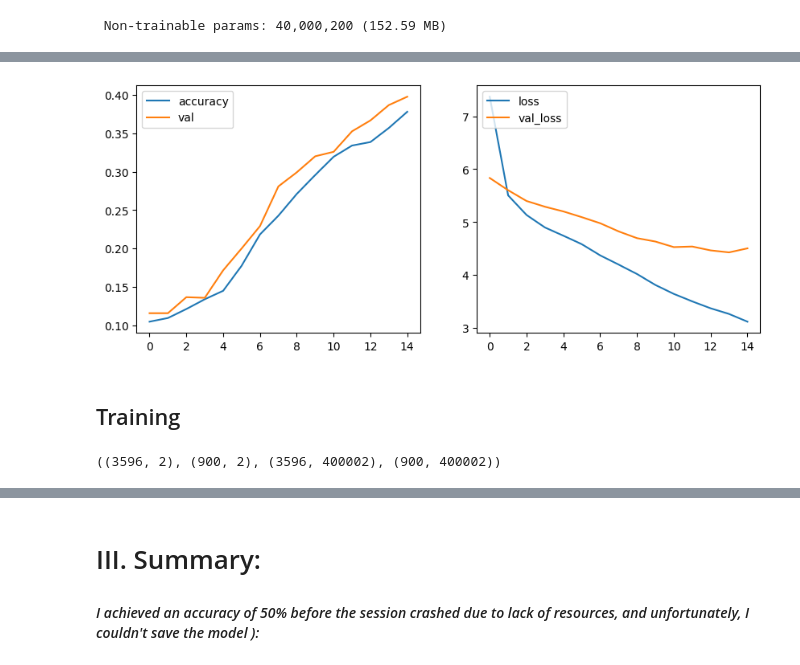
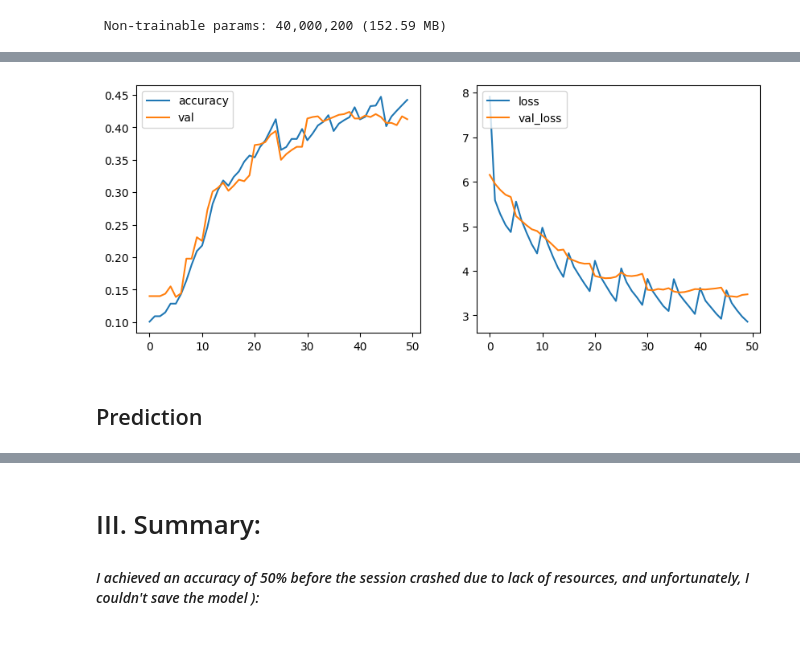
Before and after one commit to Ox03bb/Text_Generation, a Jupyter notebook: Text_Generation.ipynb, the cells around one changed output, grey strips where cells are left out. Cells and saved outputs as stored; diff of their text form; code cells hidden in the pictures.

```diff
--- a/Text_Generation.ipynb
+++ b/Text_Generation.ipynb
@@ -139,8 +139,8 @@ data_01.text[100]
 # %% [output]
 'Some schools offer distance schooling for students to be able to learn from home, and would they benefit from it. Should more schools do this where you live. Here are some advantages to schools that  ...
 # %%
-lb_0 = [data_01.text[x] for x in range(len(data_01.text)) if data_01.label[x] == 0]
-lb_1 = [data_01.text[x] for x in range(len(data_01.text)) if data_01.label[x] == 1]
+lb_0 = [data_02.text[x] for x in range(len(data_02.text)) if data_02.label[x] == 0]
+lb_1 = [data_02.text[x] for x in range(len(data_02.text)) if data_02.label[x] == 1]
 # %%
 max_txt = len((max(lb_0,key=lambda x : len(x.split()))).split())
 max_txt
@@ -357,3 +351,34 @@ Model: "sequential"
  Total params: 40,000,200 (152.59 MB)
  Trainable params: 0 (0.00 B)
  Non-trainable params: 40,000,200 (152.59 MB)
+# %%
+logs = [[],[],[],[]]
+# %%
+early_stopping_acc = EarlyStopping(monitor='val_accuracy',min_delta=0.0001, patience=1, restore_best_weights=True)
+early_stopping_loss = EarlyStopping(monitor='val_loss',min_delta=0.0001, patience=1, restore_best_weights=True)
+
+step = 4000
+i = 0
+j = i+step
+
+for x in range(5):
+
+    print(f"prosses data..{x}")
+    sampel = lb_0[i:j]
+    X_train ,X_test, y_train_categorical  , y_test_categorical = data_pross(sampel)
+    clear_output(wait=True)
+
+    print(f"i = {i},j = {j}\nfit_{x}")
+    history = model.fit(X_train,y_train_categorical,validation_data=(X_test, y_test_categorical),epochs=5)
+    clear_output(wait=True)
+
+    cnt = 0
+    for i in history.history:
+        for h in history.history[i]:
+            logs[cnt].append(h)
+        cnt += 1
+
+    i = j-400
+    j += step
+    if j > len(lb_0):
+        break
@@ -383,15 +421,15 @@ Epoch 15/15
 # %%
 fig, ax = plt.subplots(nrows=1, ncols=2, figsize=(10, 4))
 
-ax[0].plot(history.history['accuracy'])
-ax[0].plot(history.history['val_accuracy'])
+ax[0].plot(logs[0])
+ax[0].plot(logs[2])
 ax[0].legend(['accuracy', 'val'], loc='upper left')
 
-ax[1].plot(history.history['loss'])
-ax[1].plot(history.history['val_loss'])
+ax[1].plot(logs[1])
+ax[1].plot(logs[3])
 ax[1].legend(['loss', 'val_loss'], loc='upper left')
 
 plt.show()
 # %% [output]
-[figure, old version]
+[figure, new version]
 # %%
@@ -399,2 +437,2 @@ model.save("./model_04.h5")
 # %% [markdown]
-## Training
+## Prediction
@@ -404,5 +438,0 @@ sampel = lb_0[21500:]
-# %%
-X_train ,X_test, y_train_categorical , y_test_categorical = data_pross(sampel)
-X_train.shape,X_test.shape,y_train_categorical.shape,y_test_categorical.shape
-# %% [output]
-((3596, 2), (900, 2), (3596, 400002), (900, 400002))
```
Also changed, not shown: parts of 17 cells of this notebook.
